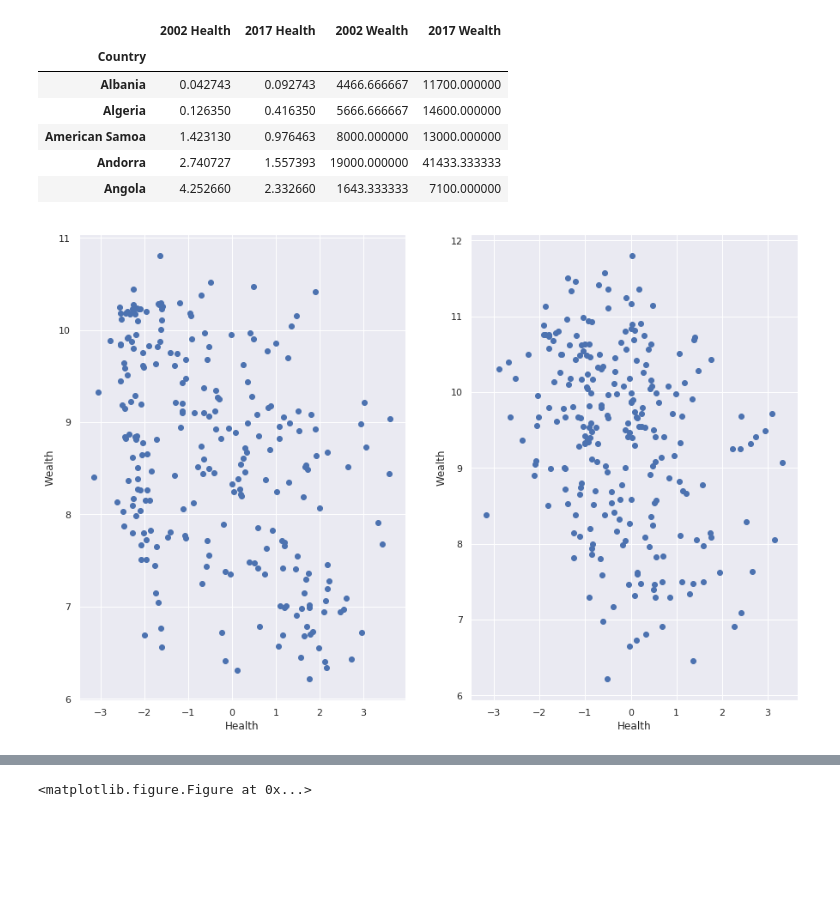
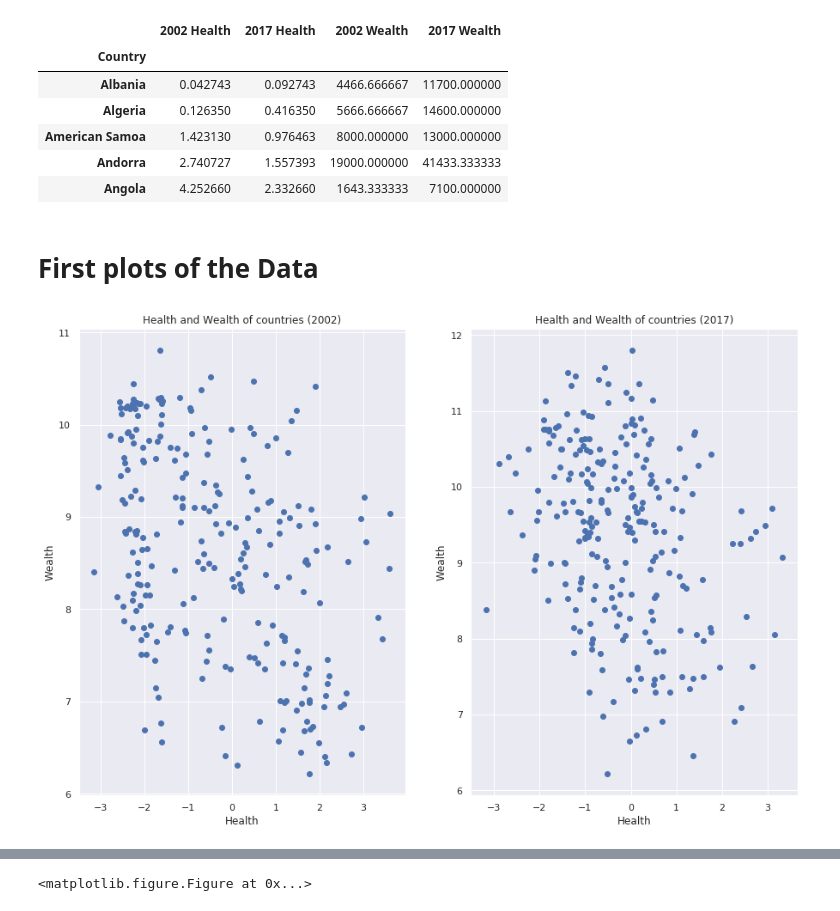
Before and after one commit to samirgadkari/cia_factbook_analysis, a Jupyter notebook: Project1.ipynb, the cells around one changed output, grey strips where cells are left out. Drawn from its saved outputs; the diff is of its cells as text; code cells hidden in the pictures; blank space fills up the shorter version.

```diff
--- a/Project1.ipynb
+++ b/Project1.ipynb
@@ -520,31 +610,26 @@ data.head()
 | American Samoa | 1.423130 | 0.976463 | 8000.000000 | 13000.000000 |
 | Andorra | 2.740727 | 1.557393 | 19000.000000 | 41433.333333 |
 | Angola | 4.252660 | 2.332660 | 1643.333333 | 7100.000000 |
+# %% [markdown]
+# First plots of the Data
 # %%
-%matplotlib inline
-
-
-import matplotlib.pyplot as plt
-import numpy as np
-
 fig, ax = plt.subplots(1, 2, figsize = (15, 10))
 
 plot_df = pd.DataFrame()
 plot_df['2002 Health'] = np.log(data['2002 Health'])
 plot_df['2002 Wealth'] = np.log(data['2002 Wealth'])
 plot_df['2017 Health'] = np.log(data['2017 Health'])
 plot_df['2017 Wealth'] = np.log(data['2017 Wealth'])
 
 ax[0].scatter(plot_df['2002 Health'], plot_df['2002 Wealth']);
 ax[1].scatter(plot_df['2017 Health'], plot_df['2017 Wealth']);
 
-# ax[0].set_xscale('log')
-# ax[0].set_yscale('log')
-# ax[1].set_xscale('log')
-# ax[1].set_yscale('log')
 ax[0].set_xlabel('Health')
 ax[0].set_ylabel('Wealth')
 ax[1].set_xlabel('Health')
 ax[1].set_ylabel('Wealth');
+
+ax[0].set_title('Health and Wealth of countries (2002)');
+ax[1].set_title('Health and Wealth of countries (2017)');
 # %% [output]
-[figure, old version]
+[figure, new version]
```
Also changed, not shown: parts of 45 cells of this notebook.
